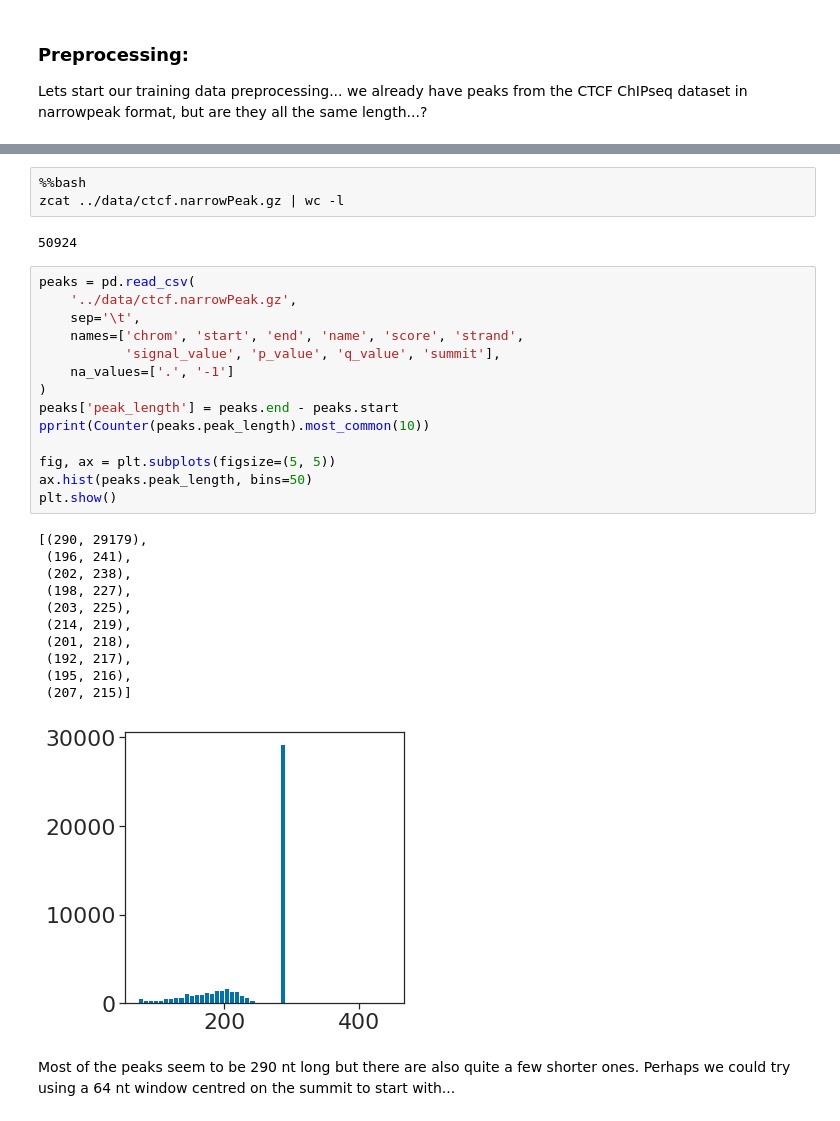
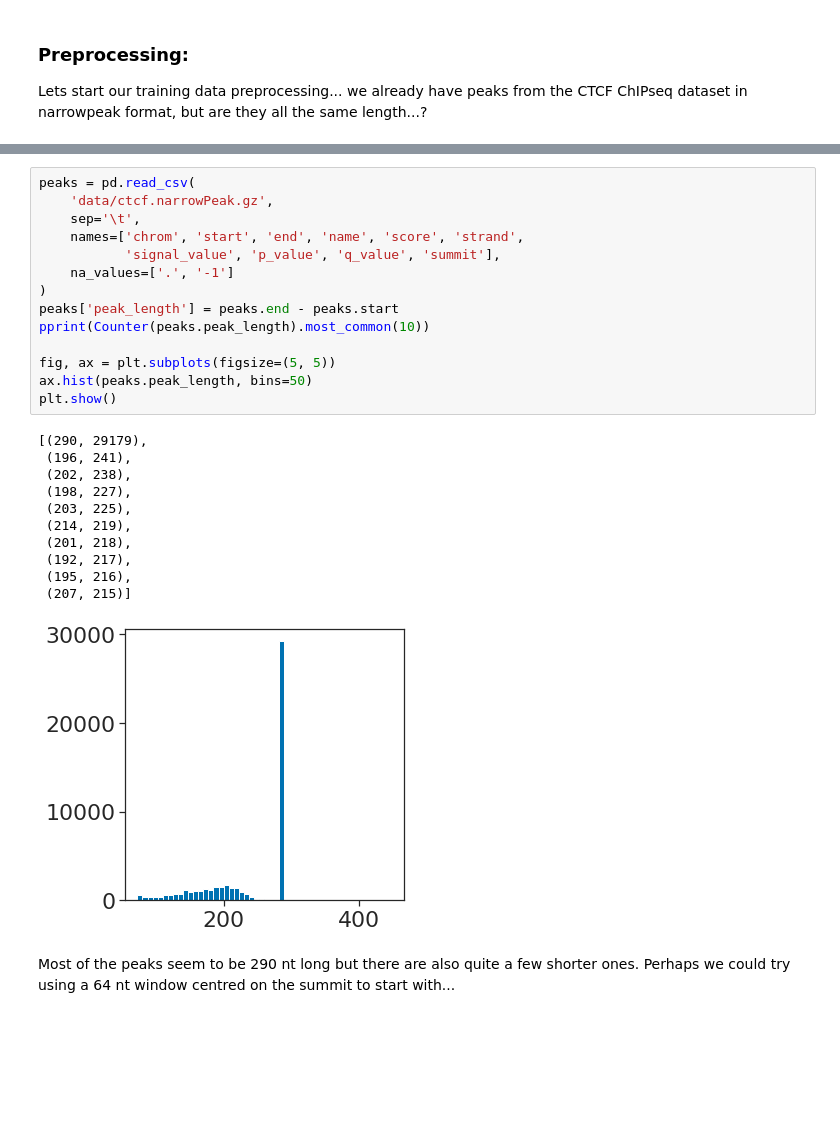
Before and after one commit to bartongroup/MP_keras_tutorial, a Jupyter notebook: notebooks/keras_tutorial.ipynb, the cells around one changed output, grey strips where cells are left out. Drawn from its saved outputs; the diff is of its cells as text; blank space fills up the shorter version.

```diff
--- a/notebooks/keras_tutorial.ipynb
+++ b/notebooks/keras_tutorial.ipynb
@@ -110,33 +74,28 @@ chr17  41560977   41561313   .  1000  .  419.532580168275  -1  4.86944881270321
-# %%
-%%bash
-zcat ../data/ctcf.narrowPeak.gz | wc -l
-# %% [output]
-50924
 # %%
 peaks = pd.read_csv(
-    '../data/ctcf.narrowPeak.gz',
+    'data/ctcf.narrowPeak.gz',
     sep='\t',
     names=['chrom', 'start', 'end', 'name', 'score', 'strand',
            'signal_value', 'p_value', 'q_value', 'summit'],
     na_values=['.', '-1']
 )
 peaks['peak_length'] = peaks.end - peaks.start
 pprint(Counter(peaks.peak_length).most_common(10))
 
 fig, ax = plt.subplots(figsize=(5, 5))
 ax.hist(peaks.peak_length, bins=50)
 plt.show()
 # %% [output]
 [(290, 29179),
  (196, 241),
  (202, 238),
  (198, 227),
  (203, 225),
  (214, 219),
  (201, 218),
  (192, 217),
  (195, 216),
  (207, 215)]
-[figure, old version]
+[figure, new version]
 # %% [markdown]
 Most of the peaks seem to be 290 nt long but there are also quite a few shorter ones. Perhaps we could try using a 64 nt window centred on the summit to start with...
```
Also changed, not shown: parts of 41 cells of this notebook, 4 other files.
